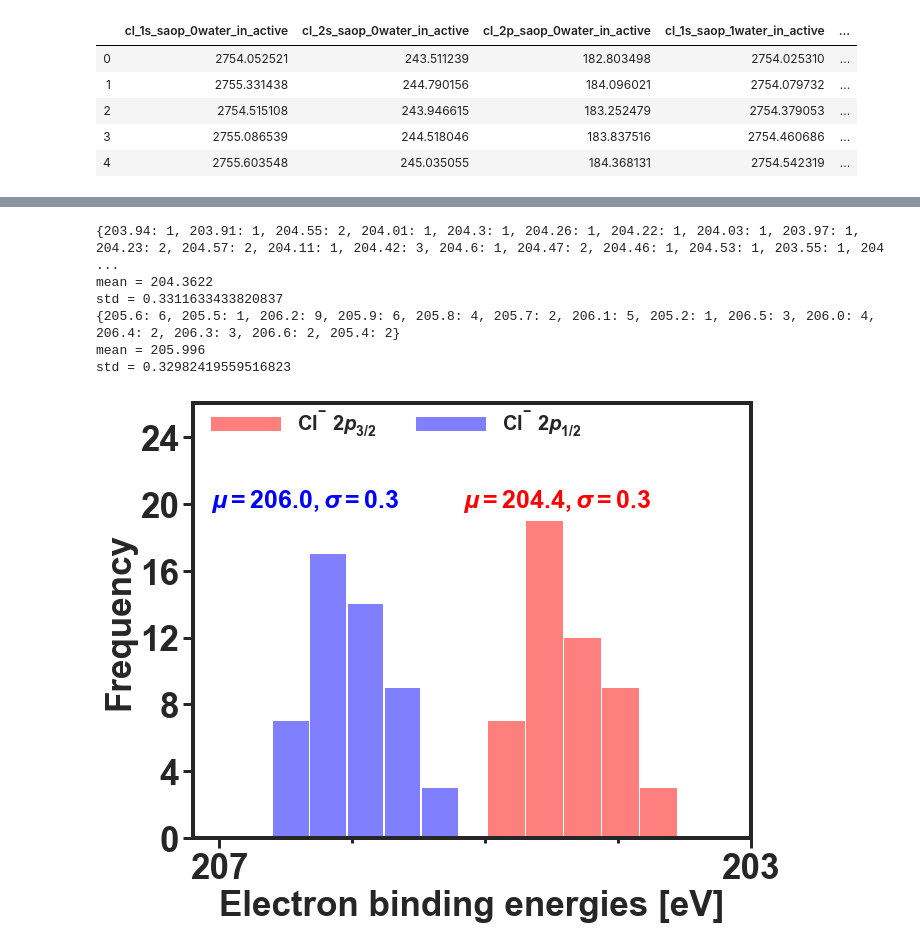
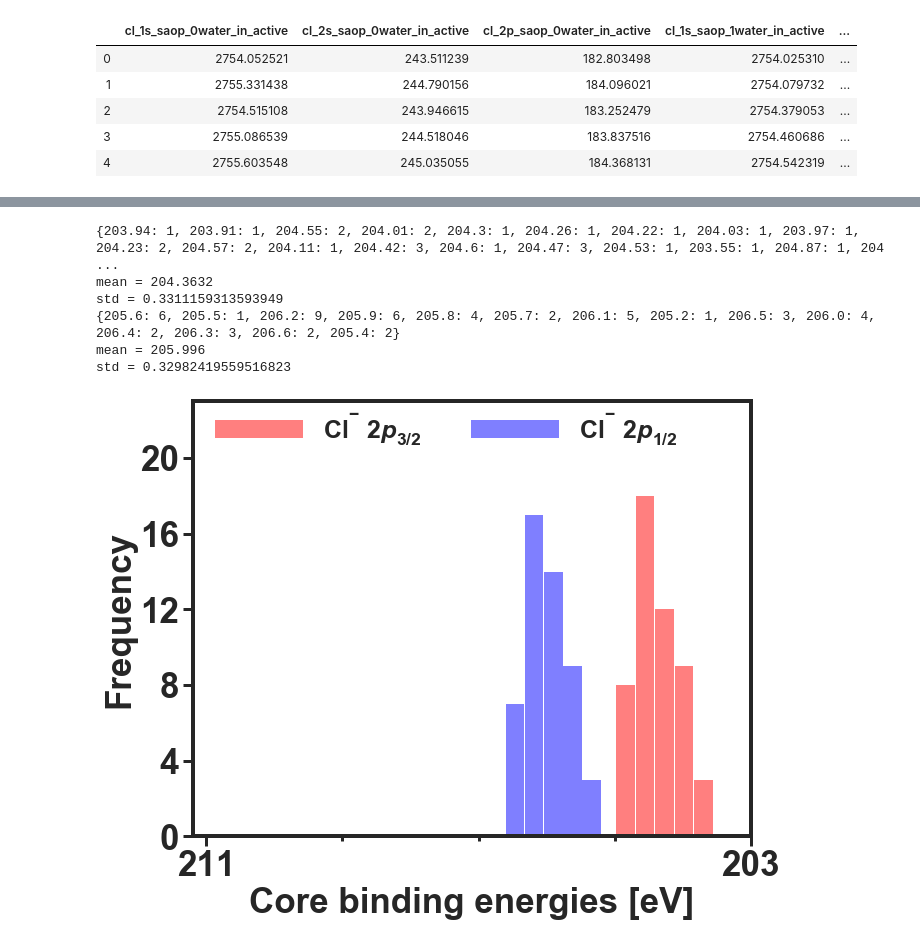
Before and after one commit to richopoku/HCl_project_graphs_binder, a Jupyter notebook: Graphs_core_properties.ipynb, the cells around one changed output, grey strips where cells are left out. Saved outputs shown, nothing was run; the diff lists cells and outputs as text; code cells hidden in the pictures.

```diff
--- a/Graphs_core_properties.ipynb
+++ b/Graphs_core_properties.ipynb
@@ -1530,41 +2459,41 @@ dvmax_z_cl_acv3z_x2cmmf_gaunt_2p12 = max(dv_cl_acv3z_x2cmmf_gaunt_2p12)
 
 
 
 
 plt.minorticks_on()
 plt.tick_params(axis='both', which='major', length=10, width=3)
 plt.tick_params(axis='x', which='minor', length=5, width=3)
 
 
 
-plt.axis([203, 207.2, 0, 26])
-plt.yticks(np.arange(0, 26, 4))
-plt.xticks(np.arange(203, 207.2, 4))
+plt.axis([203, 211.2, 0, 23])
+plt.yticks(np.arange(0, 23, 4))
+plt.xticks(np.arange(203, 211.2, 8))
 plt.gca().invert_xaxis()
 
 
 
 plt.hist(z_cl_acv3z_x2cmmf_gaunt_2p32, **kwargs, color='red', rwidth=0.96, label='Cl$^{-}$ 2$p_{3/2}$')
 plt.hist(z_cl_acv3z_x2cmmf_gaunt_2p12, **kwargs, color='blue', rwidth=0.96, label='Cl$^{-}$ 2$p_{1/2}$')
 #sns.distplot(z_cl_acv3z_x2cmmf_gaunt_2p32 , color='green', hist=False, kde_kws = {'color':'green',
 #                      'linewidth':5, 'linestyle':'--', 'alpha':0.9})
 #sns.distplot(z_cl_acv3z_x2cmmf_gaunt_2p12, color='gold', hist=False, kde_kws = {'color':'gold',
 #                       'linewidth':5, 'linestyle':'--', 'alpha':0.9})
 plt.xticks(fontsize=35, fontweight='bold')
 plt.yticks(fontsize=35, fontweight='bold')
-plt.xlabel('Electron binding energies [eV]', fontsize=35, fontweight='bold')
+plt.xlabel('Core binding energies [eV]', fontsize=35, fontweight='bold')
 plt.ylabel('Frequency', fontsize=35, fontweight='bold')
-plt.legend(loc=2, prop={'size': 20}, handlelength=3.5, ncol=2, bbox_to_anchor=(0,1.03))
-plt.figtext(0.5, 0.7, "$\mu=204.4, \sigma=0.3$", fontsize=25, color="red")
-plt.figtext(0.15, 0.7, "$\mu=206.0, \sigma=0.3$", fontsize=25, color="blue")
+plt.legend(loc=2, prop={'size': 25}, handlelength=3.5, ncol=2, bbox_to_anchor=(0,1.03))
+#plt.figtext(0.5, 0.77, "$\mu=204.4, \sigma=0.3$", fontsize=20, color="red")
+#plt.figtext(0.15, 0.77, "$\mu=206.0, \sigma=0.3$", fontsize=20, color="blue")
 plt.savefig('solvate_cl_acv3z_x2cmmf_gaunt_2p1232.png', bbox_inches='tight', dpi=400)
 
 plt.show()
 # %% [output]
-{203.94: 1, 203.91: 1, 204.55: 2, 204.01: 1, 204.3: 1, 204.26: 1, 204.22: 1, 204.03: 1, 203.97: 1, 204.23: 2, 204.57: 2, 204.11: 1, 204.42: 3, 204.6: 1, 204.47: 2, 204.46: 1, 204.53: 1, 203.55: 1, 204 ...
-mean = 204.3622
-std = 0.3311633433820837
+{203.94: 1, 203.91: 1, 204.55: 2, 204.01: 2, 204.3: 1, 204.26: 1, 204.22: 1, 204.03: 1, 203.97: 1, 204.23: 2, 204.57: 2, 204.11: 1, 204.42: 3, 204.6: 1, 204.47: 3, 204.53: 1, 203.55: 1, 204.87: 1, 204 ...
+mean = 204.3632
+std = 0.3311159313593949
 {205.6: 6, 205.5: 1, 206.2: 9, 205.9: 6, 205.8: 4, 205.7: 2, 206.1: 5, 205.2: 1, 206.5: 3, 206.0: 4, 206.4: 2, 206.3: 3, 206.6: 2, 205.4: 2}
 mean = 205.996
 std = 0.32982419559516823
-[figure, old version]
+[figure, new version]
```
Also changed, not shown: parts of 75 cells of this notebook, 9 other files.
